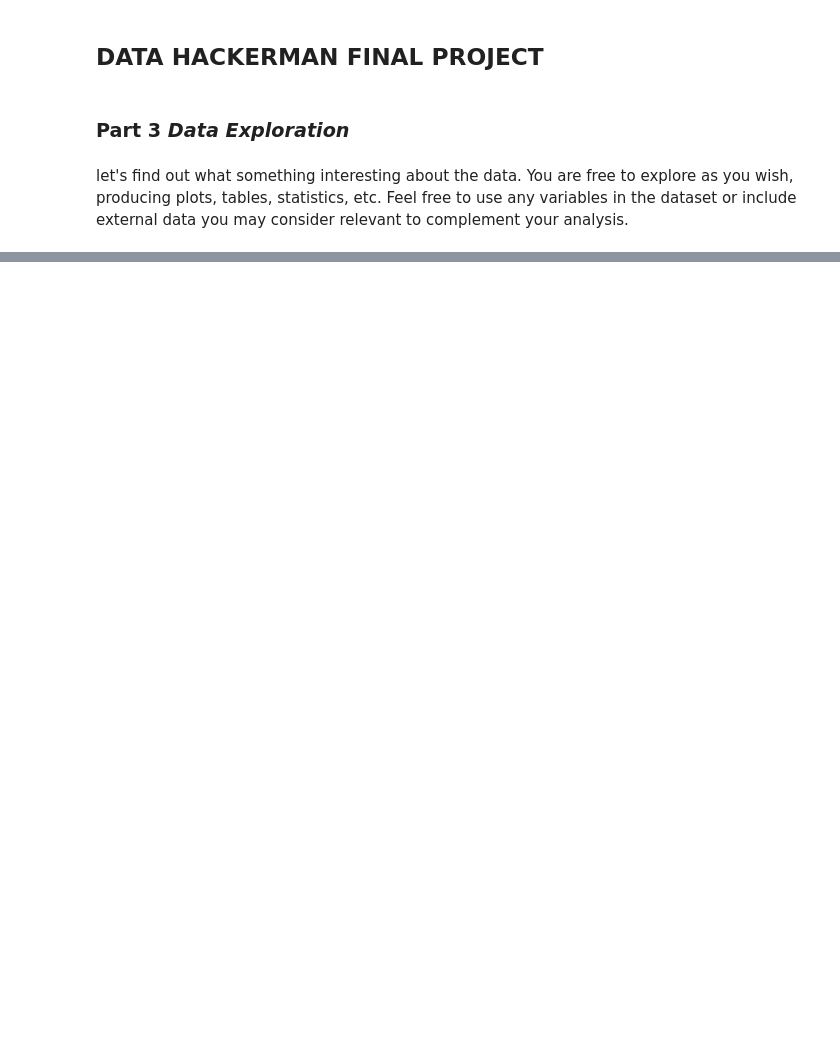
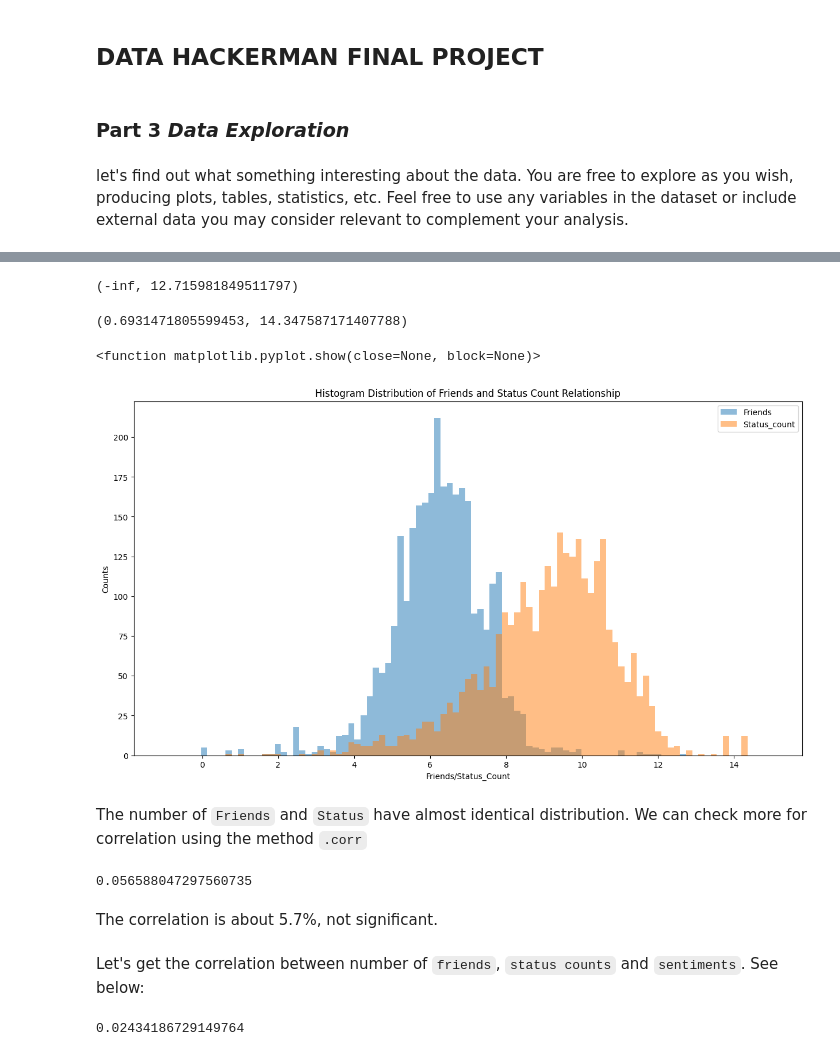
Before and after one commit to raxcy2000/datahackerman_project, a Jupyter notebook: Part 3 - Data Exploration.ipynb, the cells around one changed output, grey strips where cells are left out. Saved outputs shown, nothing was run; the diff lists cells and outputs as text; code cells hidden in the pictures; blank space fills up the shorter version.

```diff
--- a/Part 3 - Data Exploration.ipynb
+++ b/Part 3 - Data Exploration.ipynb
@@ -105,4 +154,4 @@ m
 # %%
-# author.properties.friends
-
-# author.properties.status_count
+dff = data.copy()
+dff['LogFriends'] = np.log(dff['friends'])
+dff['LogStatus_count'] = np.log(dff['status_count'])
@@ -117,0 +158,35 @@ data["properties.platform"].value_counts()
+# %%
+dff['LogFriends'].min(), dff['LogFriends'].max()
+# %% [output]
+(-inf, 12.715981849511797)
+# %%
+dff['LogStatus_count'].min(), dff['LogStatus_count'].max()
+# %% [output]
+(0.6931471805599453, 14.347587171407788)
+# %%
+bins = np.linspace(-1, 15, 100)
+dff['LogFriends'].hist(bins=bins, figsize=(15, 8), alpha=0.5, label="Friends")
+dff['LogStatus_count'].hist(bins=bins, figsize=(15, 8), alpha=0.5, label='Status_count')
+plt.legend()
+plt.xlabel("Friends/Status_Count")
+plt.ylabel('Counts')
+plt.title("Histogram Distribution of Friends and Status Count Relationship")
+plt.grid(None)
+plt.show
+# %% [output]
+<function matplotlib.pyplot.show(close=None, block=None)>
+[figure, added]
+# %% [markdown]
+The number of `Friends` and `Status` have almost identical distribution. We can check more for correlation using the method `.corr`
+# %%
+data['friends'].corr(data['status_count'])
+# %% [output]
+0.056588047297560735
+# %% [markdown]
+The correlation is about 5.7%, not significant.
+# %% [markdown]
+Let's get the correlation between number of `friends`, `status counts` and `sentiments`. See below:
+# %%
+data['friends'].corr(data['sentiment'])
+# %% [output]
+0.02434186729149764
```
Also changed, not shown: parts of 41 cells of this notebook, 6 other files.
